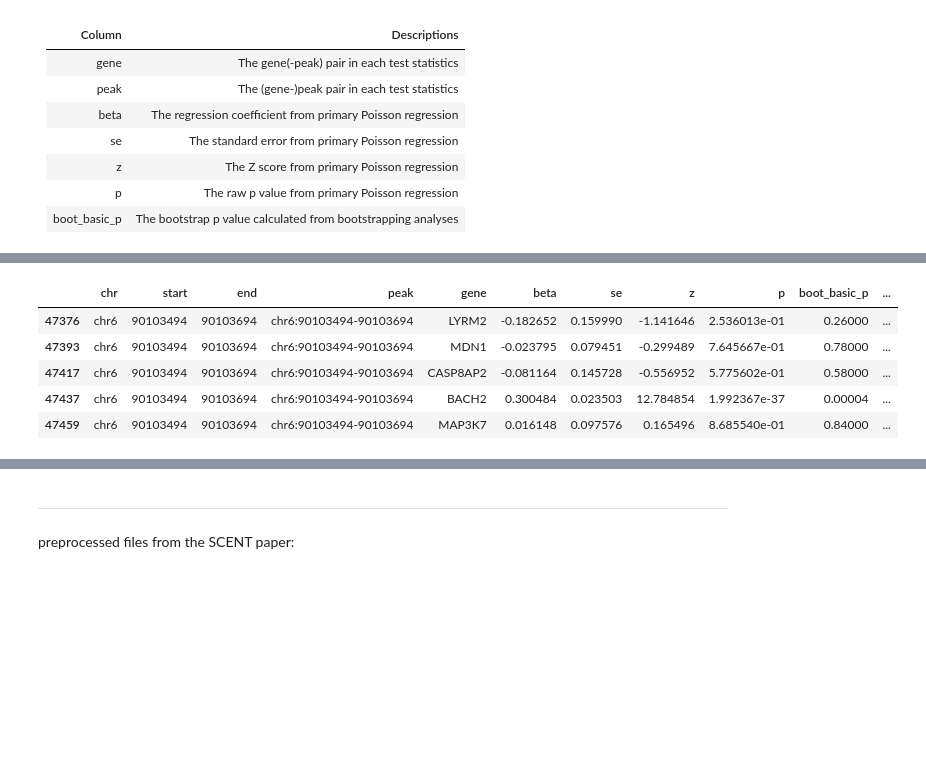
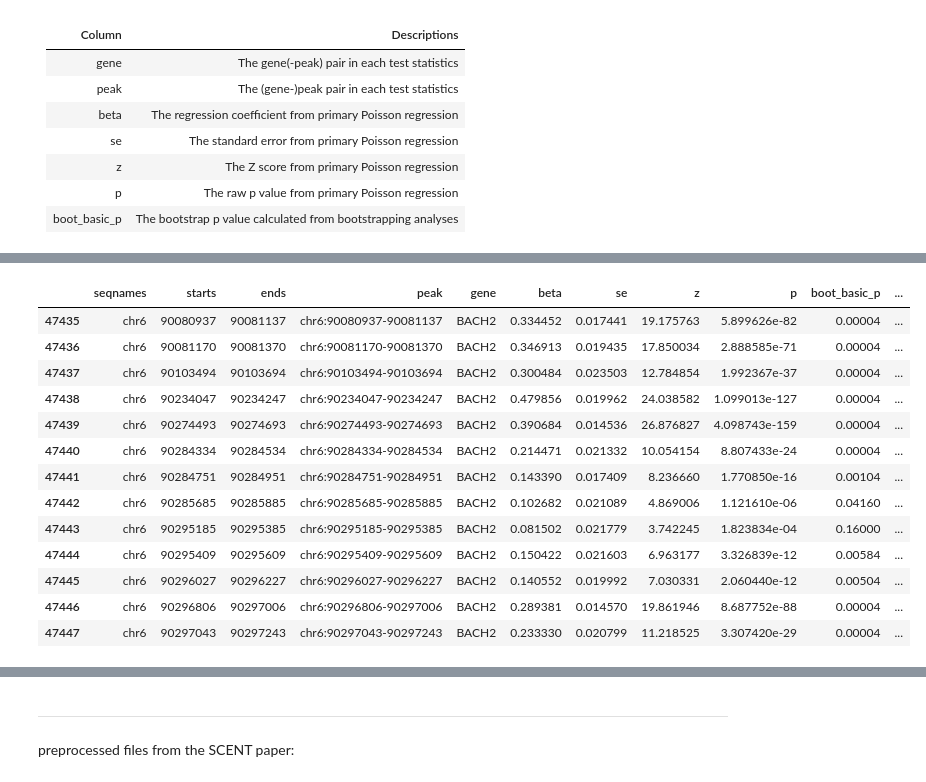
Before and after one commit to abearab/BMI-206-Class-Project, a Jupyter notebook: notebook.ipynb, the cells around one changed output, grey strips where cells are left out. Drawn from its saved outputs; the diff is of its cells as text; code cells hidden in the pictures; blank space fills up the shorter version.

```diff
--- a/notebook.ipynb
+++ b/notebook.ipynb
@@ -130,13 +129,17 @@ ___
 | p | The raw p value from primary Poisson regression
 | boot_basic_p | The bootstrap p value calculated from bootstrapping analyses
 # %%
-res_1 = pd.read_csv('data/zoe-scent-results/500kb_Tcell_allcvar.txt.gz', sep=' ')
+def read_scent_output(file):
 
-res_1['chr'] =      res_1['peak'].str.split(':').str[0]
-res_1['start'] =    res_1['peak'].str.split(':').str[1].str.split('-').str[0].astype(int)
-res_1['end'] =      res_1['peak'].str.split(':').str[1].str.split('-').str[1].astype(int)
+    res = pd.read_csv(file, sep=' ')
 
-res_1['-log10(p)'] = -np.log10(res_1['p'])
-res_1['-log10(boot_basic_p)'] = -np.log10(res_1['boot_basic_p'])
+    res['seqnames'] = res['peak'].str.split(':').str[0]
+    res['starts'] = res['peak'].str.split(':').str[1].str.split('-').str[0].astype(int)
+    res['ends'] = res['peak'].str.split(':').str[1].str.split('-').str[1].astype(int)
 
-res_1 = res_1.set_index(['chr', 'start', 'end','peak','gene']).reset_index()
+    res['-log10(p)'] = -np.log10(res['p'])
+    res['-log10(boot_basic_p)'] = -np.log10(res['boot_basic_p'])
+
+    res = res.set_index(['seqnames', 'starts', 'ends','peak','gene']).reset_index()
+
+    return res
@@ -157,0 +151,4 @@ res_1 = res_1.set_index(['chr', 'start', 'end','peak','gene']).reset_index()
+# %%
+res_Tcell_allcvar = read_scent_output('data/scent-results/500kb_Tcell_allcvar.txt.gz')
+res_Tcell_nocvar = read_scent_output('data/scent-results/500kb_Tcell_nocvar_parts.txt.gz')
+res_fibroblast_allcvar_part = read_scent_output('data/scent-results/500kb_fibroblast_allcvar_part.txt.gz')
@@ -176,14 +177,22 @@ fine_map_df.query(
 # %%
-res_1.query(
-    'chr == "chr6" and start >= 90.10 * 10**6 and end <= 90.16 * 10**6'
+res_Tcell_allcvar.query(
+    'seqnames == "chr6" and starts >= 90 * 10**6 and ends <= 90.3 * 10**6 and gene == "BACH2"'
 )
 # %% [output]
-|  | chr | start | end | peak | gene | beta | se | z | p | boot_basic_p | ... |
-| 47376 | chr6 | 90103494 | 90103694 | chr6:90103494-90103694 | LYRM2 | -0.182652 | 0.159990 | -1.141646 | 2.536013e-01 | 0.26000 | ... |
-| 47393 | chr6 | 90103494 | 90103694 | chr6:90103494-90103694 | MDN1 | -0.023795 | 0.079451 | -0.299489 | 7.645667e-01 | 0.78000 | ... |
-| 47417 | chr6 | 90103494 | 90103694 | chr6:90103494-90103694 | CASP8AP2 | -0.081164 | 0.145728 | -0.556952 | 5.775602e-01 | 0.58000 | ... |
+|  | seqnames | starts | ends | peak | gene | beta | se | z | p | boot_basic_p | ... |
+| 47435 | chr6 | 90080937 | 90081137 | chr6:90080937-90081137 | BACH2 | 0.334452 | 0.017441 | 19.175763 | 5.899626e-82 | 0.00004 | ... |
+| 47436 | chr6 | 90081170 | 90081370 | chr6:90081170-90081370 | BACH2 | 0.346913 | 0.019435 | 17.850034 | 2.888585e-71 | 0.00004 | ... |
 | 47437 | chr6 | 90103494 | 90103694 | chr6:90103494-90103694 | BACH2 | 0.300484 | 0.023503 | 12.784854 | 1.992367e-37 | 0.00004 | ... |
-| 47459 | chr6 | 90103494 | 90103694 | chr6:90103494-90103694 | MAP3K7 | 0.016148 | 0.097576 | 0.165496 | 8.685540e-01 | 0.84000 | ... |
+| 47438 | chr6 | 90234047 | 90234247 | chr6:90234047-90234247 | BACH2 | 0.479856 | 0.019962 | 24.038582 | 1.099013e-127 | 0.00004 | ... |
+| 47439 | chr6 | 90274493 | 90274693 | chr6:90274493-90274693 | BACH2 | 0.390684 | 0.014536 | 26.876827 | 4.098743e-159 | 0.00004 | ... |
+| 47440 | chr6 | 90284334 | 90284534 | chr6:90284334-90284534 | BACH2 | 0.214471 | 0.021332 | 10.054154 | 8.807433e-24 | 0.00004 | ... |
+| 47441 | chr6 | 90284751 | 90284951 | chr6:90284751-90284951 | BACH2 | 0.143390 | 0.017409 | 8.236660 | 1.770850e-16 | 0.00104 | ... |
+| 47442 | chr6 | 90285685 | 90285885 | chr6:90285685-90285885 | BACH2 | 0.102682 | 0.021089 | 4.869006 | 1.121610e-06 | 0.04160 | ... |
+| 47443 | chr6 | 90295185 | 90295385 | chr6:90295185-90295385 | BACH2 | 0.081502 | 0.021779 | 3.742245 | 1.823834e-04 | 0.16000 | ... |
+| 47444 | chr6 | 90295409 | 90295609 | chr6:90295409-90295609 | BACH2 | 0.150422 | 0.021603 | 6.963177 | 3.326839e-12 | 0.00584 | ... |
+| 47445 | chr6 | 90296027 | 90296227 | chr6:90296027-90296227 | BACH2 | 0.140552 | 0.019992 | 7.030331 | 2.060440e-12 | 0.00504 | ... |
+| 47446 | chr6 | 90296806 | 90297006 | chr6:90296806-90297006 | BACH2 | 0.289381 | 0.014570 | 19.861946 | 8.687752e-88 | 0.00004 | ... |
+| 47447 | chr6 | 90297043 | 90297243 | chr6:90297043-90297243 | BACH2 | 0.233330 | 0.020799 | 11.218525 | 3.307420e-29 | 0.00004 | ... |
 # %%
 # set(fine_map_df['region']) & set(res_1['peak'].to_list())
 # %%
```
Also changed, not shown: parts of 33 cells of this notebook.
